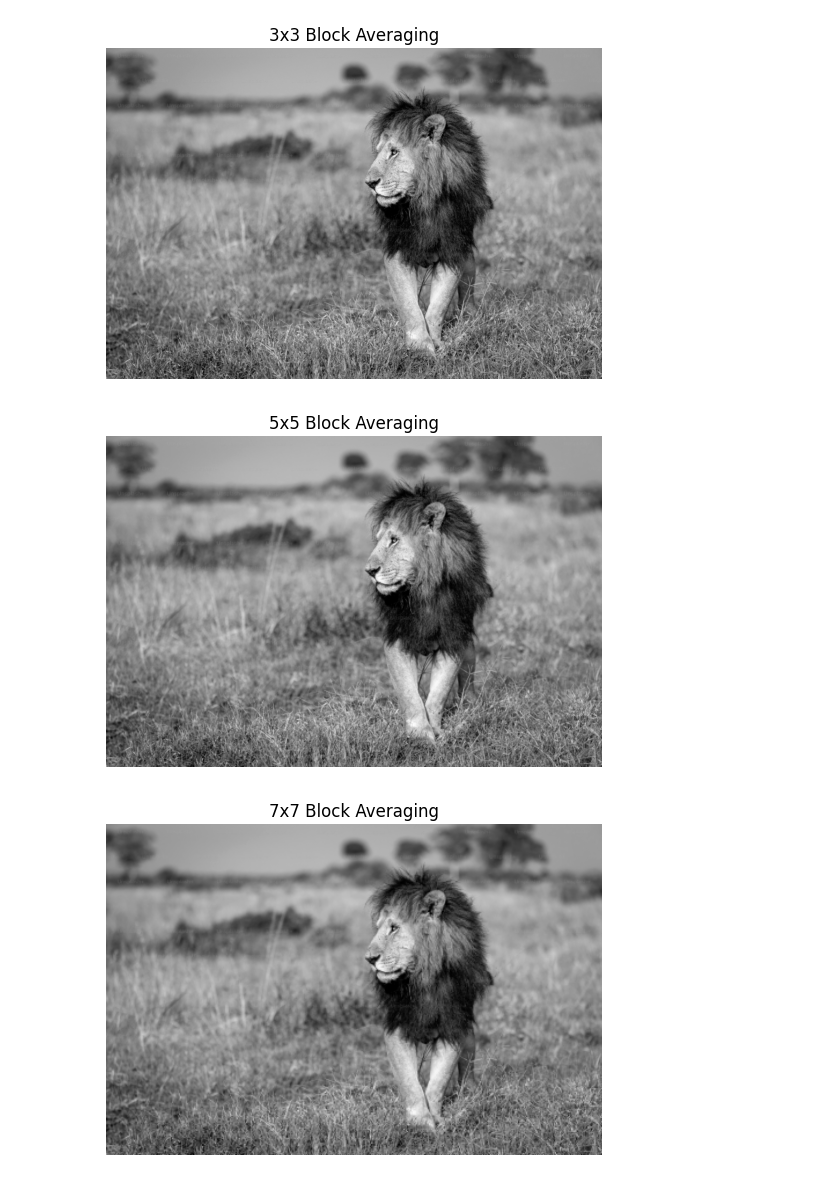
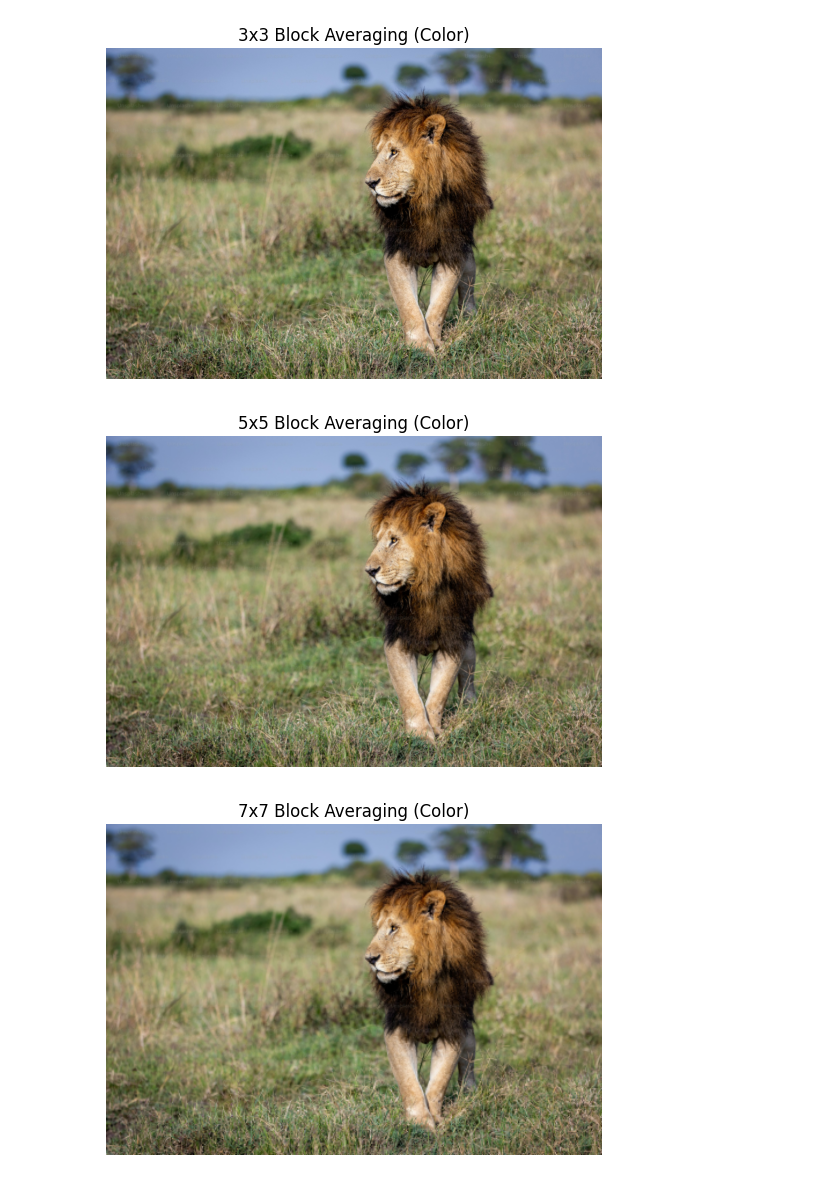
Before and after one commit to MalinduDissanayaka/Computer_Vision_Takehome_Assignment_1, a Jupyter notebook: Task4_Block_Average.ipynb, the cells around one changed output. Cells and saved outputs as stored; diff of their text form; code cells hidden in the pictures.

```diff
--- a/Task4_Block_Average.ipynb
+++ b/Task4_Block_Average.ipynb
@@ -1,29 +1,38 @@
 # %%
-import cv2, numpy as np
+import cv2
+import numpy as np
 import matplotlib.pyplot as plt
 import os
 
-def block_average(img, block_size):
-    h, w = img.shape
+def block_average_color(img, block_size):
+    h, w, c = img.shape
     output = img.copy()
+
     for i in range(0, h - block_size + 1, block_size):
         for j in range(0, w - block_size + 1, block_size):
-            block = img[i:i+block_size, j:j+block_size]
-            avg = int(np.mean(block))
-            output[i:i+block_size, j:j+block_size] = avg
+            for channel in range(c):
+                block = img[i:i+block_size, j:j+block_size, channel]
+                avg = int(np.mean(block))
+                output[i:i+block_size, j:j+block_size, channel] = avg
     return output
 
-img = cv2.imread('images/input.jpg', cv2.IMREAD_GRAYSCALE)
+# Load the original color image
+img = cv2.imread('images/input.jpg')
+
+# Ensure output folder exists
 os.makedirs('outputs/task4', exist_ok=True)
 
+#  Perform block averaging for each size
 for b in [3, 5, 7]:
-    out = block_average(img, b)
+    out = block_average_color(img, b)
     cv2.imwrite(f'outputs/task4/block_avg_{b}x{b}.jpg', out)
-    plt.imshow(out, cmap='gray')
-    plt.title(f"{b}x{b} Block Averaging")
+
+    # Display using RGB
+    plt.imshow(cv2.cvtColor(out, cv2.COLOR_BGR2RGB))
+    plt.title(f"{b}x{b} Block Averaging (Color)")
     plt.axis('off')
     plt.show()
 # %% [output]
-[figure, old version]
+[figure, new version]
-[figure, old version]
+[figure, new version]
-[figure, old version]
+[figure, new version]
```
Also changed, not shown: 12 other files.
